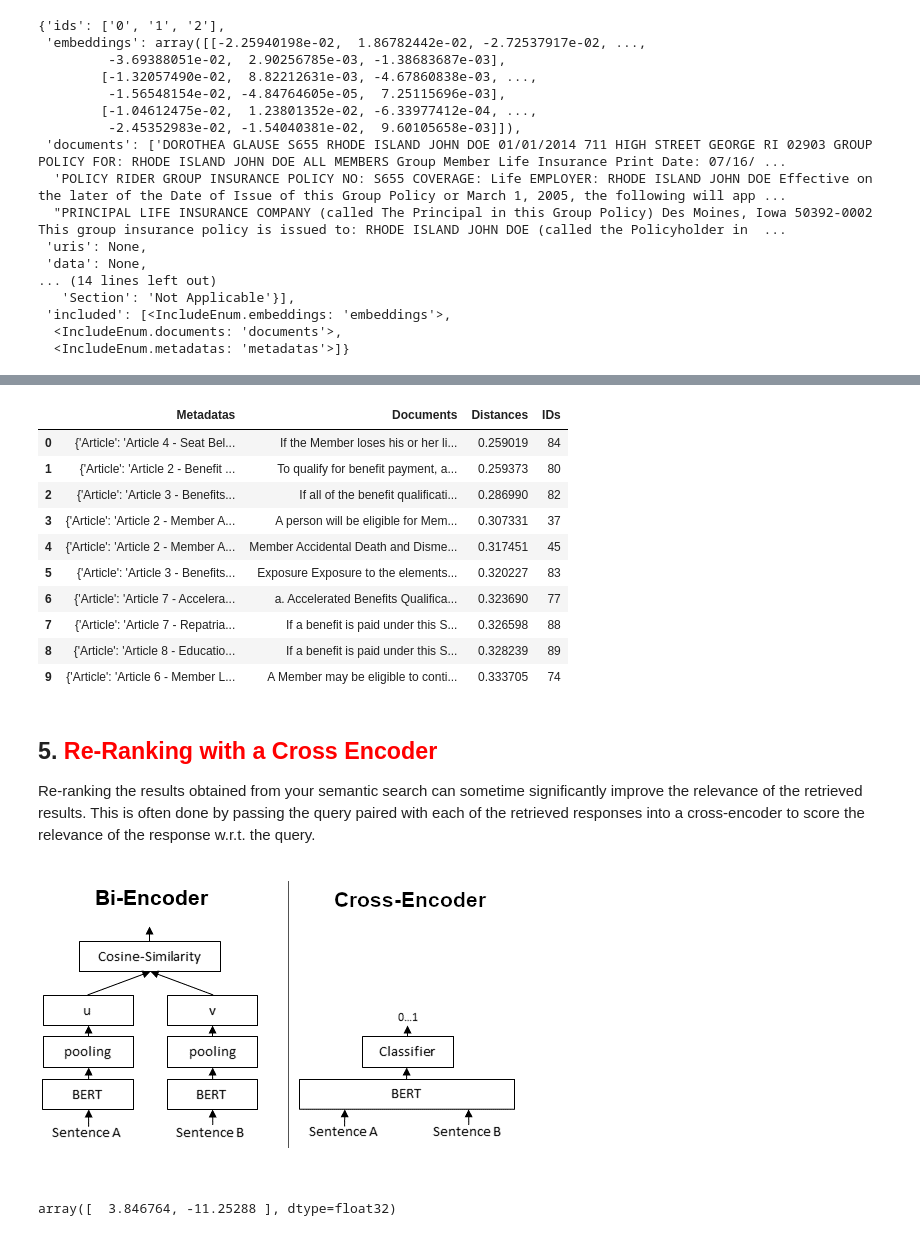
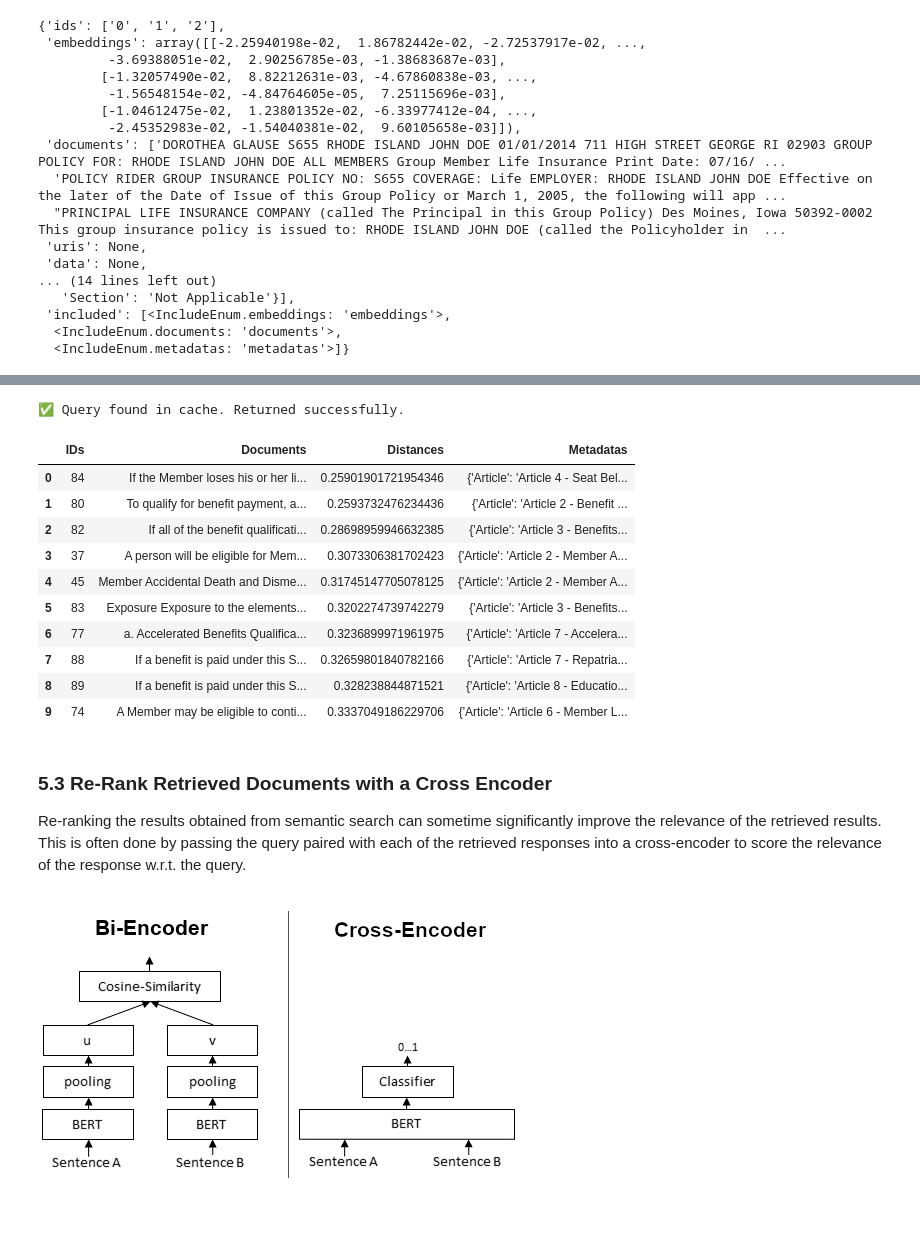
Before and after one commit to achindas/HelpMateBotRAG, a Jupyter notebook: HelpMate_AI.ipynb, the cells around one changed output, grey strips where cells are left out. Saved outputs shown, nothing was run; the diff lists cells and outputs as text; code cells hidden in the pictures.

```diff
--- a/HelpMate_AI.ipynb
+++ b/HelpMate_AI.ipynb
@@ -382,4 +314,4 @@ Name: Chunk Length, Length: 105, dtype: int64
 # Retain only the rows with a text length of at least 10
 
 insurance_pdfs_data = insurance_pdfs_data.loc[insurance_pdfs_data['Chunk Length'] >= 10]
-insurance_pdfs_data
+insurance_pdfs_data.reset_index(inplace = True)
@@ -550,2 +550,6 @@ query
+# %%
+# Design a user query
+
+query = 'What are the criteria to be eligible for accidental benefits when life is lost in automobile accident?'
 # %%
 # Searh the Cache collection first
@@ -682,21 +693,25 @@ Not found in cache. Found in main collection.
-# %%
-results_df
-# %% [output]
-|  | Metadatas | Documents | Distances | IDs |
-| 0 | {'Article': 'Article 4 - Seat Bel... | If the Member loses his or her li... | 0.259019 | 84 |
-| 1 | {'Article': 'Article 2 - Benefit ... | To qualify for benefit payment, a... | 0.259373 | 80 |
-| 2 | {'Article': 'Article 3 - Benefits... | If all of the benefit qualificati... | 0.286990 | 82 |
-| 3 | {'Article': 'Article 2 - Member A... | A person will be eligible for Mem... | 0.307331 | 37 |
-| 4 | {'Article': 'Article 2 - Member A... | Member Accidental Death and Disme... | 0.317451 | 45 |
-| 5 | {'Article': 'Article 3 - Benefits... | Exposure Exposure to the elements... | 0.320227 | 83 |
-| 6 | {'Article': 'Article 7 - Accelera... | a. Accelerated Benefits Qualifica... | 0.323690 | 77 |
-| 7 | {'Article': 'Article 7 - Repatria... | If a benefit is paid under this S... | 0.326598 | 88 |
-| 8 | {'Article': 'Article 8 - Educatio... | If a benefit is paid under this S... | 0.328239 | 89 |
-| 9 | {'Article': 'Article 6 - Member L... | A Member may be eligible to conti... | 0.333705 | 74 |
+# %%
+# Perform cached semantic search using insurance dataframe for the given query
+results_df = perform_cached_semantic_search (model = 'text-embedding-ada-002', collection_name = 'RAG_on_Insurance', \
+                                    cache_name = 'Insurance_Cache', query = query)
+results_df
+# %% [output]
+✅ Query found in cache. Returned successfully.
+|  | IDs | Documents | Distances | Metadatas |
+| 0 | 84 | If the Member loses his or her li... | 0.25901901721954346 | {'Article': 'Article 4 - Seat Bel... |
+| 1 | 80 | To qualify for benefit payment, a... | 0.2593732476234436 | {'Article': 'Article 2 - Benefit ... |
+| 2 | 82 | If all of the benefit qualificati... | 0.28698959946632385 | {'Article': 'Article 3 - Benefits... |
+| 3 | 37 | A person will be eligible for Mem... | 0.3073306381702423 | {'Article': 'Article 2 - Member A... |
+| 4 | 45 | Member Accidental Death and Disme... | 0.31745147705078125 | {'Article': 'Article 2 - Member A... |
+| 5 | 83 | Exposure Exposure to the elements... | 0.3202274739742279 | {'Article': 'Article 3 - Benefits... |
+| 6 | 77 | a. Accelerated Benefits Qualifica... | 0.3236899971961975 | {'Article': 'Article 7 - Accelera... |
+| 7 | 88 | If a benefit is paid under this S... | 0.32659801840782166 | {'Article': 'Article 7 - Repatria... |
+| 8 | 89 | If a benefit is paid under this S... | 0.328238844871521 | {'Article': 'Article 8 - Educatio... |
+| 9 | 74 | A Member may be eligible to conti... | 0.3337049186229706 | {'Article': 'Article 6 - Member L... |
 # %% [markdown]
-## 5. <font color = red> Re-Ranking with a Cross Encoder
+### 5.3 Re-Rank Retrieved Documents with a Cross Encoder
 
-Re-ranking the results obtained from your semantic search can sometime significantly improve the relevance of the retrieved results. This is often done by passing the query paired with each of the retrieved responses into a cross-encoder to score the relevance of the response w.r.t. the query.
+Re-ranking the results obtained from semantic search can sometime significantly improve the relevance of the retrieved results. This is often done by passing the query paired with each of the retrieved responses into a cross-encoder to score the relevance of the response w.r.t. the query.
 
 <br>
 
@@ -719,4 +728,0 @@ scores = cross_encoder.predict([['Does the insurance cover diabetic patients?',
-# %%
-scores
-# %% [output]
-array([  3.846764, -11.25288 ], dtype=float32)
```
Also changed, not shown: parts of 156 cells of this notebook.
